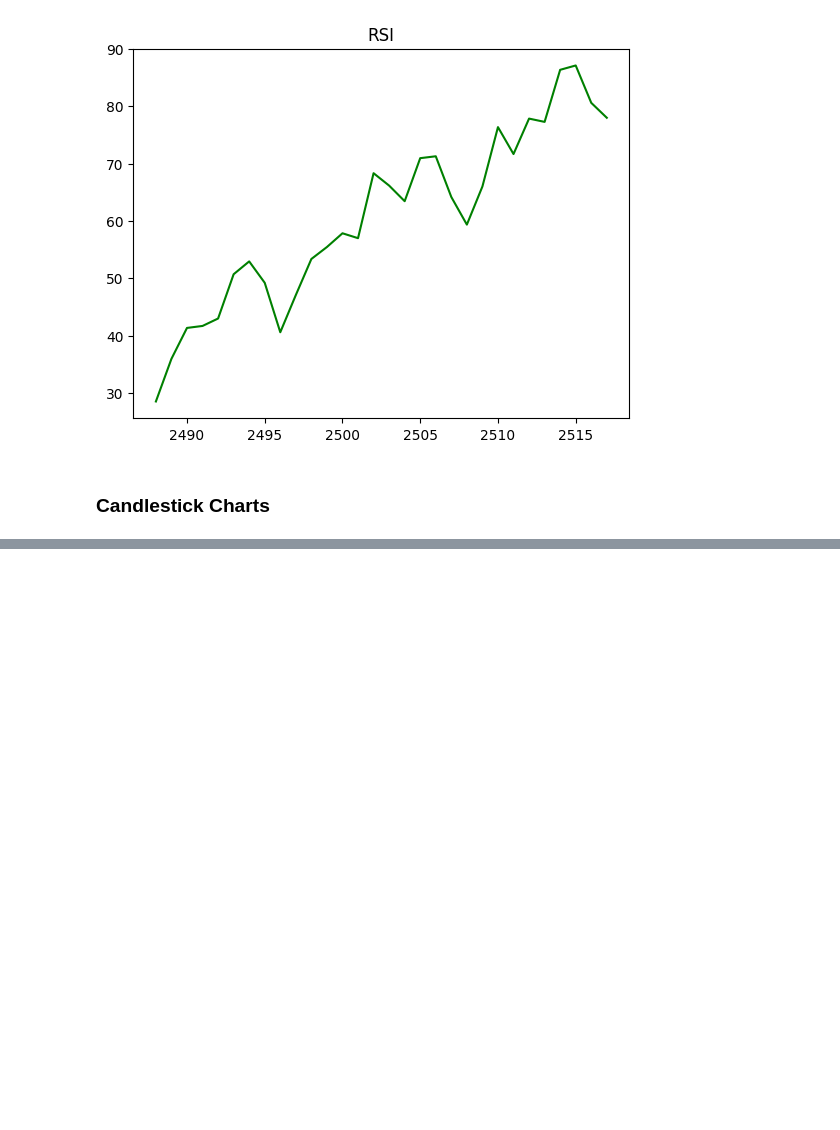
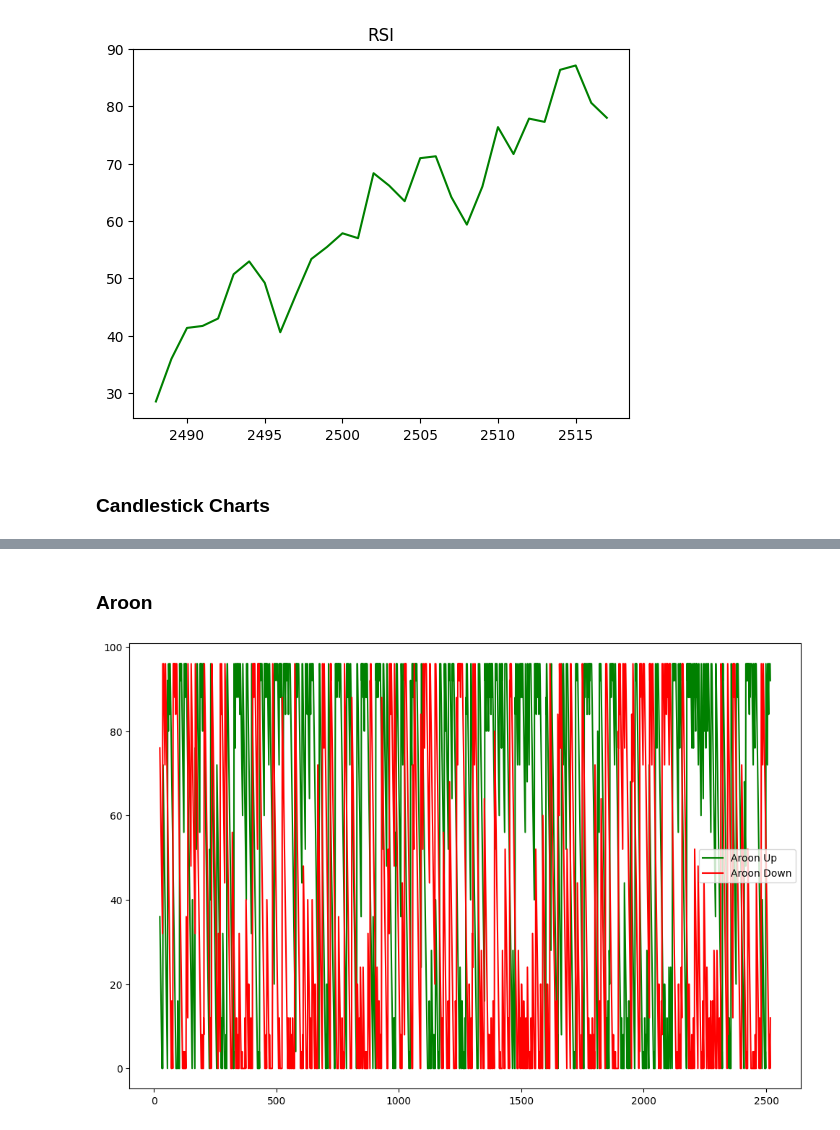
Before and after one commit to wrjodjana/EquitiesAnalyzer, a Jupyter notebook: graphs.ipynb, the cells around one changed output, grey strips where cells are left out. Cells and saved outputs as stored; diff of their text form; code cells hidden in the pictures; blank space fills up the shorter version.

```diff
--- a/graphs.ipynb
+++ b/graphs.ipynb
@@ -98,0 +115,16 @@ show_candlestick(hist_last30)
+# %% [markdown]
+### Aroon
+# %%
+def aroon(df, period=25):
+    df['Up'] = df['High'].rolling(period).apply(lambda x: x.argmax()) / period * 100
+    df['Down'] = df['Low'].rolling(period).apply(lambda x: x.argmin()) / period * 100
+
+    plt.figure(figsize=(12, 8))
+    df['Up'].plot(color='g', label='Aroon Up')
+    df['Down'].plot(color='r', label='Aroon Down')
+    plt.legend()
+    plt.show()
+
+aroon(hist)
+# %% [output]
+[figure, added]
```
Also changed, not shown: parts of 3 cells of this notebook, 4 other files.
